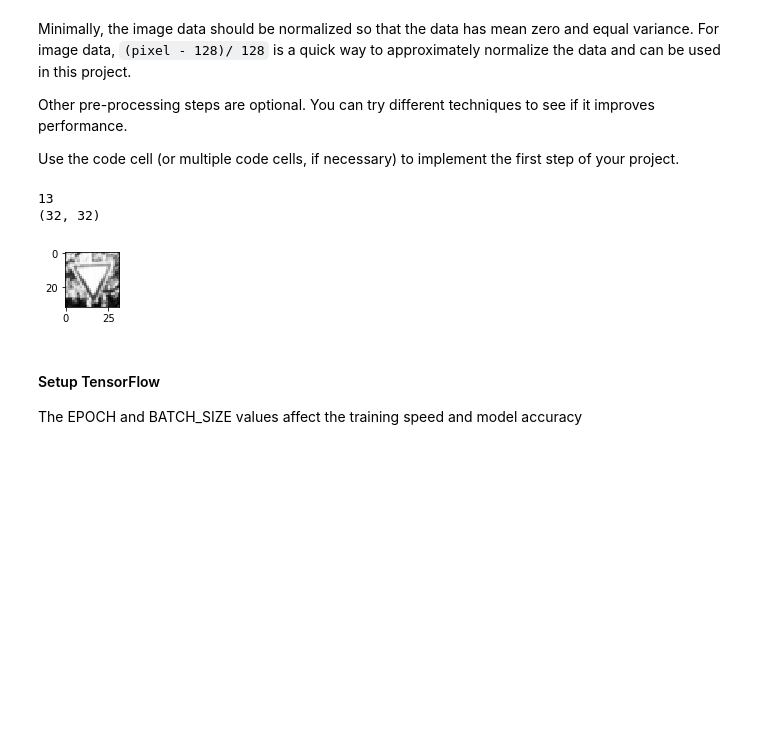
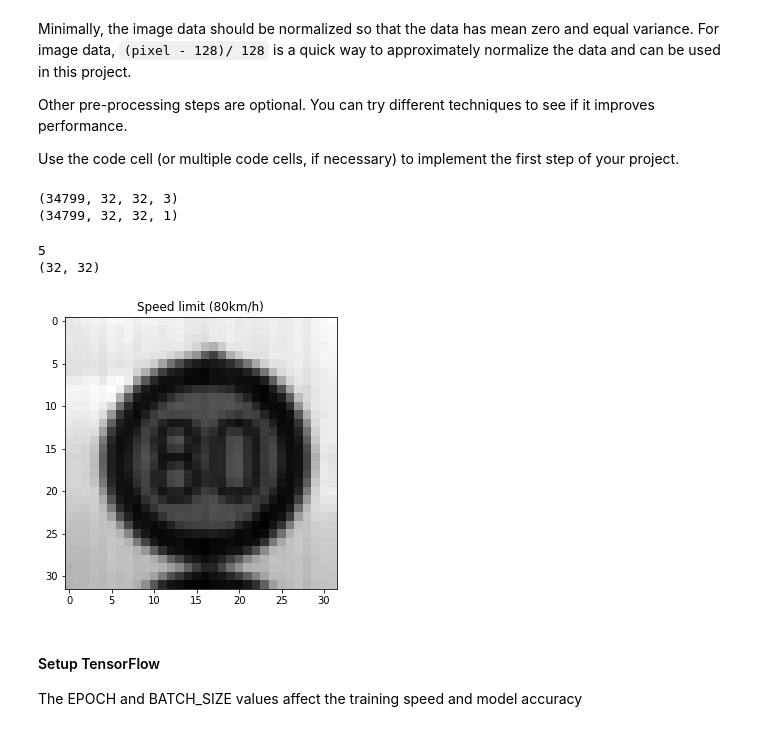
Before and after one commit to damdemir/CarND-Traffic-Sign-Classifier-Project, a Jupyter notebook: Traffic_Sign_Classifier.ipynb, the cells around one changed output. Drawn from its saved outputs; the diff is of its cells as text; code cells hidden in the pictures; blank space fills up the shorter version.

```diff
--- a/Traffic_Sign_Classifier.ipynb
+++ b/Traffic_Sign_Classifier.ipynb
@@ -35,8 +35,11 @@ Complete the basic data summary below. Use python, numpy and/or pandas methods t
 # %%
 # Load pickled data
 import pickle
+import pandas as pd
 
 # TODO: Fill this in based on where you saved the training and testing data
+signids = pd.read_csv("signnames.csv").values[:,0]
+signnames = pd.read_csv("signnames.csv").values[:,1]
 
 training_file = '../data/train.p'
 validation_file='../data/valid.p'
@@ -52,6 +55,7 @@ with open(testing_file, mode='rb') as f:
 X_train, y_train = train['features'], train['labels']
 X_valid, y_valid = valid['features'], valid['labels']
 X_test, y_test = test['features'], test['labels']
+#print(X_train.shape)
 # %% [markdown]
 ### Provide a Basic Summary of the Data Set Using Python, Numpy and/or Pandas
 # %%
@@ -154,45 +161,79 @@ import cv2
 import numpy as np
 
 def grayscale(image):
+    #plt.figure()
+    #plt.imshow(image)
+    #print(image.shape)
     gray = cv2.cvtColor(image, cv2.COLOR_BGR2GRAY)
+    #print(gray.shape)
+    #plt.figure()
+    #plt.imshow(gray)
     gray =np.expand_dims(gray, axis=2)
+    #print(gray.shape)
+    #plt.figure()
+    #plt.imshow(gray)
     return gray
 
 def normalize(image):
     mean =sum(image) /len(image)
     std=np.sqrt((cv2.norm(image)**2)/len(image)-mean)
     return (image-mean) /std
+    #return (image-128)/128
 
 def preprocess(arr):
     arr_out = []
+    i = 0
     for image in arr:
+        #plt.imshow(image)
+        #print(image.shape)
+    #image = cv2.cvtColor(image, cv2.COLOR_BGR2RGB)
+        #print(image.shape)
         image_gray = grayscale(image)
-        #print(image.shape)
+        #gray = cv2.cvtColor(image, cv2.COLOR_BGR2GRAY)
+        #plt.imshow(gray, cmap='gray')
+        #image_gray = grayscale(image)
+        #print(gray.shape)
         #print(image_gray.shape)
         image_norm = normalize(image_gray)
+        #plt.figure()
+        #plt.imshow(image)
+        #plt.figure()
+        #plt.imshow(gray, cmap='gray')
+        #plt.figure()
+        #plt.imshow(image_norm, cmap='gray')
         arr_out.append(image_norm)
+    #arr_out = normalize(arr_out)
     return arr_out
 # %%
 from sklearn.utils import shuffle
 X_train, y_train = shuffle(X_train, y_train)
 
+print(X_train.shape)
 X_train = preprocess(X_train)
 X_valid = preprocess(X_valid)
 X_test = preprocess(X_test)
+
+X_train = np.expand_dims(X_train, axis=0)
+X_train = X_train.squeeze()
+X_train = np.expand_dims(X_train, axis=3)
+print(X_train.shape)
+# %% [output]
+(34799, 32, 32, 3)
+(34799, 32, 32, 1)
 # %%
-
 
 index = random.randint(0,len(X_train))
 image = X_train[index].squeeze()
 
-plt.figure(figsize=(1,1))
+plt.figure(figsize=(5,5))
 plt.imshow(image, cmap="gray")
+plt.title(signnames[y_train[index]])
 print(y_train[index])
 print(image.shape)
 # %% [output]
-13
+5
 (32, 32)
-[figure, old version]
+[figure, new version]
 # %% [markdown]
 #### Setup TensorFlow
 The EPOCH and BATCH_SIZE values affect the training speed and model accuracy
```
Also changed, not shown: parts of 8 cells of this notebook.
